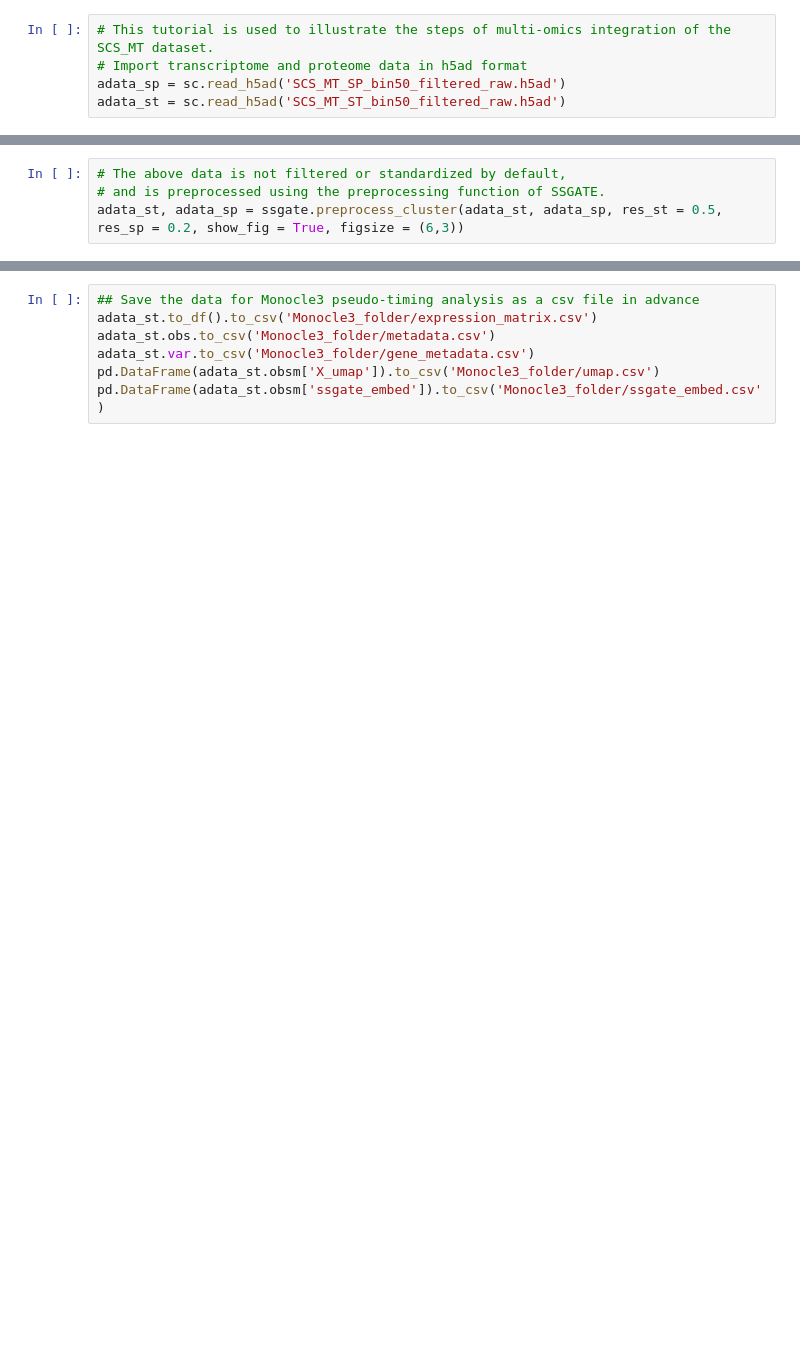
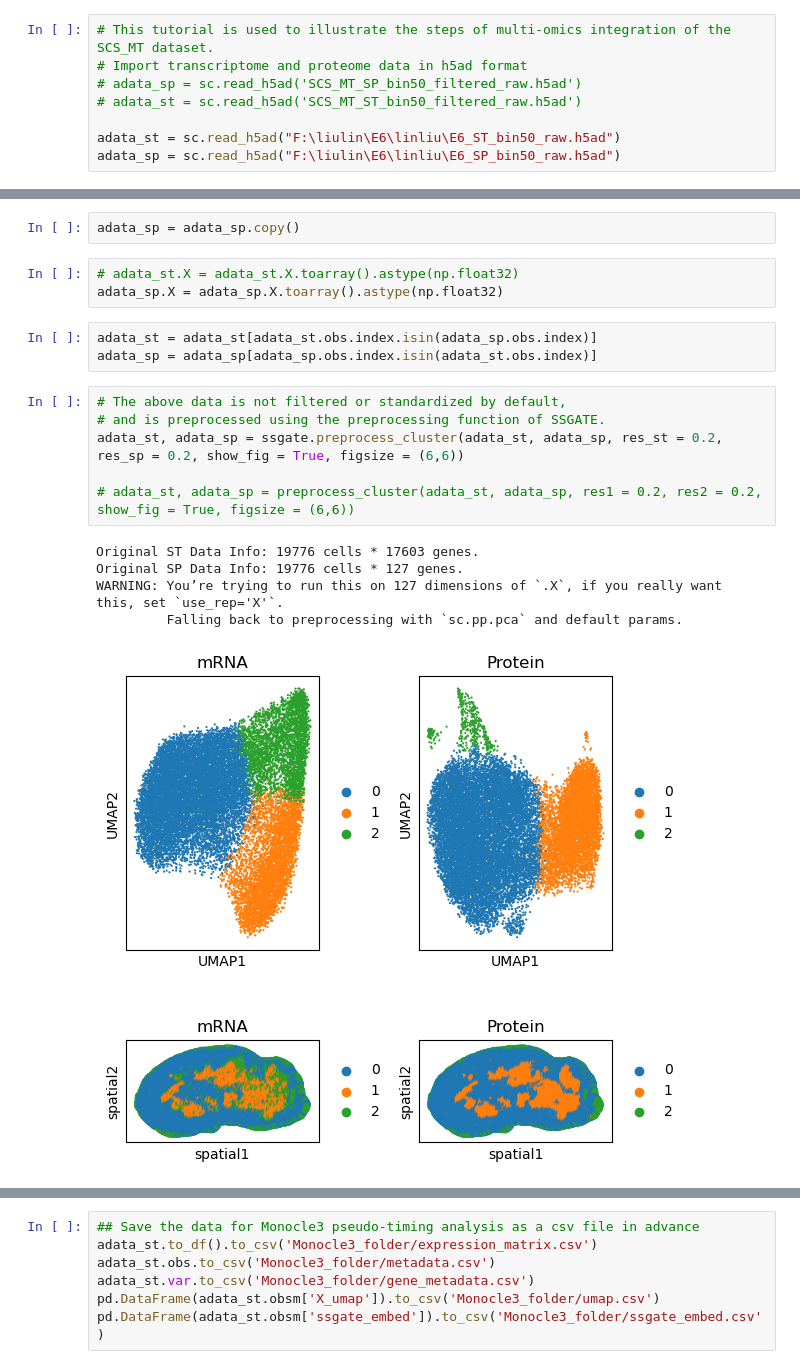
Before and after one commit to Lv-BioInfo/SSGATE, a Jupyter notebook: Tutorial/Tutorial_of_SSGATE_SCS_MT.ipynb, the cells around one changed output, grey strips where cells are left out. Saved outputs shown, nothing was run; the diff lists cells and outputs as text; blank space fills up the shorter version.

```diff
--- a/Tutorial/Tutorial_of_SSGATE_SCS_MT.ipynb
+++ b/Tutorial/Tutorial_of_SSGATE_SCS_MT.ipynb
@@ -11,5 +49,8 @@ import pandas as pd
 # %%
 # This tutorial is used to illustrate the steps of multi-omics integration of the SCS_MT dataset.
 # Import transcriptome and proteome data in h5ad format
-adata_sp = sc.read_h5ad('SCS_MT_SP_bin50_filtered_raw.h5ad')
-adata_st = sc.read_h5ad('SCS_MT_ST_bin50_filtered_raw.h5ad')
+# adata_sp = sc.read_h5ad('SCS_MT_SP_bin50_filtered_raw.h5ad')
+# adata_st = sc.read_h5ad('SCS_MT_ST_bin50_filtered_raw.h5ad')
+
+adata_st = sc.read_h5ad("F:\liulin\E6\linliu\E6_ST_bin50_raw.h5ad")
+adata_sp = sc.read_h5ad("F:\liulin\E6\linliu\E6_SP_bin50_raw.h5ad")
@@ -16,4 +62,20 @@ adata_st = sc.read_h5ad('SCS_MT_ST_bin50_filtered_raw.h5ad')
+# %%
+adata_sp = adata_sp.copy()
+# %%
+# adata_st.X = adata_st.X.toarray().astype(np.float32)
+adata_sp.X = adata_sp.X.toarray().astype(np.float32)
+# %%
+adata_st = adata_st[adata_st.obs.index.isin(adata_sp.obs.index)]
+adata_sp = adata_sp[adata_sp.obs.index.isin(adata_st.obs.index)]
 # %%
 # The above data is not filtered or standardized by default,
 # and is preprocessed using the preprocessing function of SSGATE.
-adata_st, adata_sp = ssgate.preprocess_cluster(adata_st, adata_sp, res_st = 0.5, res_sp = 0.2, show_fig = True, figsize = (6,3))
+adata_st, adata_sp = ssgate.preprocess_cluster(adata_st, adata_sp, res_st = 0.2, res_sp = 0.2, show_fig = True, figsize = (6,6))
+
+# adata_st, adata_sp = preprocess_cluster(adata_st, adata_sp, res1 = 0.2, res2 = 0.2, show_fig = True, figsize = (6,6))
+# %% [output]
+Original ST Data Info: 19776 cells * 17603 genes.
+Original SP Data Info: 19776 cells * 127 genes.
+WARNING: You’re trying to run this on 127 dimensions of `.X`, if you really want this, set `use_rep='X'`.
+         Falling back to preprocessing with `sc.pp.pca` and default params.
+[figure, added]
```
Also changed, not shown: parts of 19 cells of this notebook, 11 other files.
